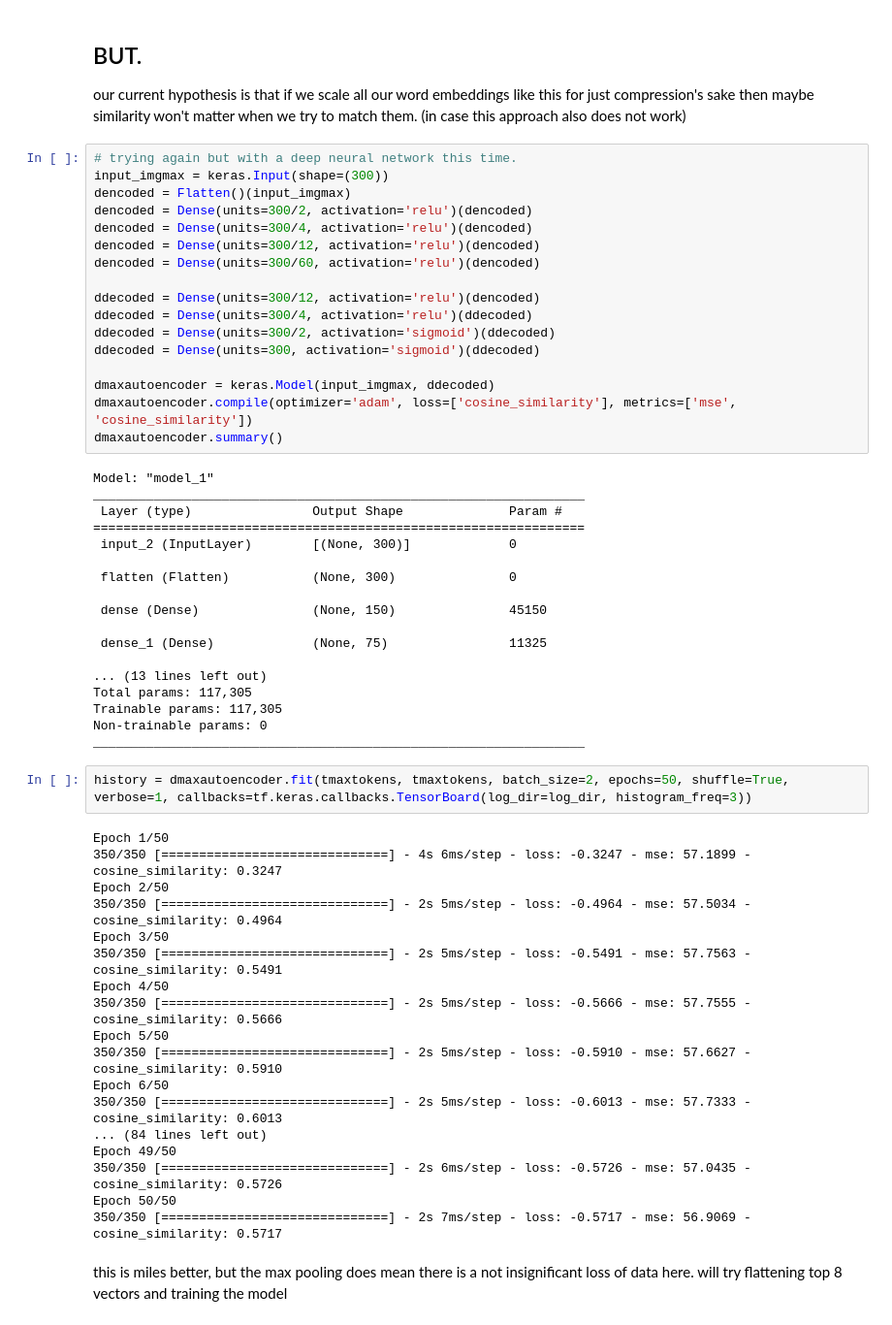
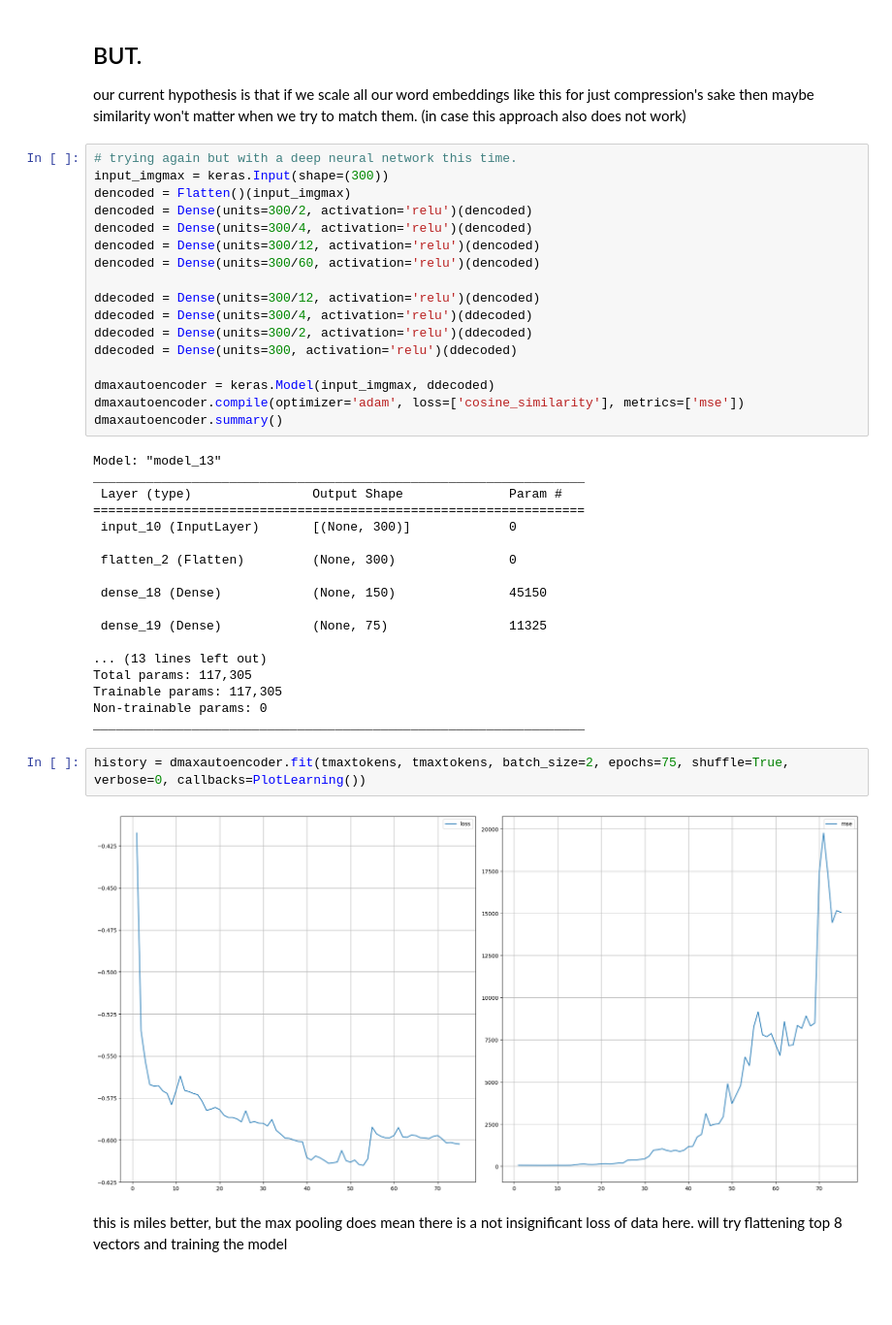
Before and after one commit to 7Zenox/vaani, a Jupyter notebook: backend/ModelExperimentation.ipynb, the cells around one changed output. Shown at 97% size. Cells and saved outputs as stored; diff of their text form; blank space fills up the shorter version.

```diff
--- a/backend/ModelExperimentation.ipynb
+++ b/backend/ModelExperimentation.ipynb
@@ -340,24 +313,24 @@ dencoded = Dense(units=300/60, activation='relu')(dencoded)
 
 ddecoded = Dense(units=300/12, activation='relu')(dencoded)
 ddecoded = Dense(units=300/4, activation='relu')(ddecoded)
-ddecoded = Dense(units=300/2, activation='sigmoid')(ddecoded)
-ddecoded = Dense(units=300, activation='sigmoid')(ddecoded)
+ddecoded = Dense(units=300/2, activation='relu')(ddecoded)
+ddecoded = Dense(units=300, activation='relu')(ddecoded)
 
 dmaxautoencoder = keras.Model(input_imgmax, ddecoded)
-dmaxautoencoder.compile(optimizer='adam', loss=['cosine_similarity'], metrics=['mse', 'cosine_similarity'])
+dmaxautoencoder.compile(optimizer='adam', loss=['cosine_similarity'], metrics=['mse'])
 dmaxautoencoder.summary()
 # %% [output]
-Model: "model_1"
+Model: "model_13"
 _________________________________________________________________
  Layer (type)                Output Shape              Param #
 =================================================================
- input_2 (InputLayer)        [(None, 300)]             0
+ input_10 (InputLayer)       [(None, 300)]             0
 
- flatten (Flatten)           (None, 300)               0
+ flatten_2 (Flatten)         (None, 300)               0
 
- dense (Dense)               (None, 150)               45150
+ dense_18 (Dense)            (None, 150)               45150
 
- dense_1 (Dense)             (None, 75)                11325
+ dense_19 (Dense)            (None, 75)                11325
 
 ... (13 lines left out)
 Total params: 117,305
@@ -365,25 +338,9 @@ Trainable params: 117,305
 Non-trainable params: 0
 _________________________________________________________________
 # %%
-history = dmaxautoencoder.fit(tmaxtokens, tmaxtokens, batch_size=2, epochs=50, shuffle=True, verbose=1, callbacks=tf.keras.callbacks.TensorBoard(log_dir=log_dir, histogram_freq=3))
+history = dmaxautoencoder.fit(tmaxtokens, tmaxtokens, batch_size=2, epochs=75, shuffle=True, verbose=0, callbacks=PlotLearning())
 # %% [output]
-Epoch 1/50
-350/350 [==============================] - 4s 6ms/step - loss: -0.3247 - mse: 57.1899 - cosine_similarity: 0.3247
-Epoch 2/50
-350/350 [==============================] - 2s 5ms/step - loss: -0.4964 - mse: 57.5034 - cosine_similarity: 0.4964
-Epoch 3/50
-350/350 [==============================] - 2s 5ms/step - loss: -0.5491 - mse: 57.7563 - cosine_similarity: 0.5491
-Epoch 4/50
-350/350 [==============================] - 2s 5ms/step - loss: -0.5666 - mse: 57.7555 - cosine_similarity: 0.5666
-Epoch 5/50
-350/350 [==============================] - 2s 5ms/step - loss: -0.5910 - mse: 57.6627 - cosine_similarity: 0.5910
-Epoch 6/50
-350/350 [==============================] - 2s 5ms/step - loss: -0.6013 - mse: 57.7333 - cosine_similarity: 0.6013
-... (84 lines left out)
-Epoch 49/50
-350/350 [==============================] - 2s 6ms/step - loss: -0.5726 - mse: 57.0435 - cosine_similarity: 0.5726
-Epoch 50/50
-350/350 [==============================] - 2s 7ms/step - loss: -0.5717 - mse: 56.9069 - cosine_similarity: 0.5717
+[figure, added]
 # %% [markdown]
 this is miles better, but the max pooling does mean there is a not insignificant loss of data here. will try flattening top 8 vectors and training the model
 # %%
```
Also changed, not shown: parts of 28 cells of this notebook, 17 other files.
